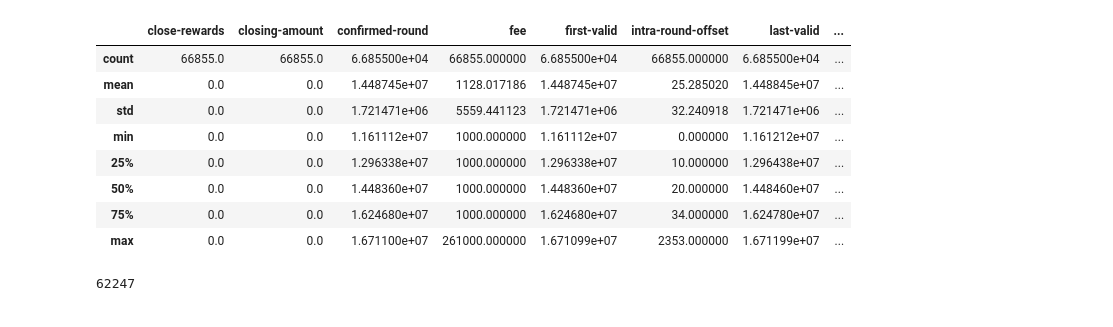
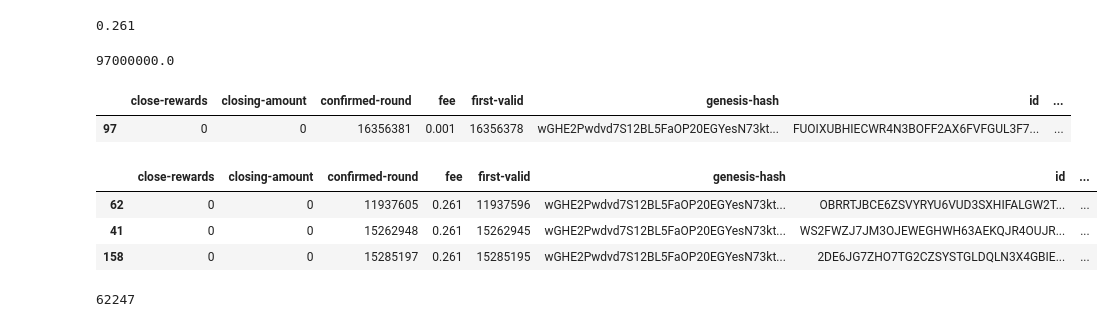
Before and after one commit to dspytdao/Y_Swap, a Jupyter notebook: algorand_solutions/Data.ipynb, the cells around one changed output. Cells and saved outputs as stored; diff of their text form; code cells hidden in the pictures.

```diff
--- a/algorand_solutions/Data.ipynb
+++ b/algorand_solutions/Data.ipynb
@@ -41,15 +32,23 @@ df.head(5)
-# %%
-df.describe()
-# %% [output]
-|  | close-rewards | closing-amount | confirmed-round | fee | first-valid | intra-round-offset | last-valid | ... |
-| count | 66855.0 | 66855.0 | 6.685500e+04 | 66855.000000 | 6.685500e+04 | 66855.000000 | 6.685500e+04 | ... |
-| mean | 0.0 | 0.0 | 1.448745e+07 | 1128.017186 | 1.448745e+07 | 25.285020 | 1.448845e+07 | ... |
-| std | 0.0 | 0.0 | 1.721471e+06 | 5559.441123 | 1.721471e+06 | 32.240918 | 1.721471e+06 | ... |
-| min | 0.0 | 0.0 | 1.161112e+07 | 1000.000000 | 1.161112e+07 | 0.000000 | 1.161212e+07 | ... |
-| 25% | 0.0 | 0.0 | 1.296338e+07 | 1000.000000 | 1.296338e+07 | 10.000000 | 1.296438e+07 | ... |
-| 50% | 0.0 | 0.0 | 1.448360e+07 | 1000.000000 | 1.448360e+07 | 20.000000 | 1.448460e+07 | ... |
-| 75% | 0.0 | 0.0 | 1.624680e+07 | 1000.000000 | 1.624680e+07 | 34.000000 | 1.624780e+07 | ... |
-| max | 0.0 | 0.0 | 1.671100e+07 | 261000.000000 | 1.671099e+07 | 2353.000000 | 1.671199e+07 | ... |
+# %%
+df.fee.max()
+# %% [output]
+0.261
+# %%
+df['asset-transfer-transaction.amount'].max()
+# %% [output]
+97000000.0
+# %%
+df[df['asset-transfer-transaction.amount']==97000000]
+# %% [output]
+|  | close-rewards | closing-amount | confirmed-round | fee | first-valid | genesis-hash | id | ... |
+| 97 | 0 | 0 | 16356381 | 0.001 | 16356378 | wGHE2Pwdvd7S12BL5FaOP20EGYesN73kt... | FUOIXUBHIECWR4N3BOFF2AX6FVFGUL3F7... | ... |
+# %%
+df[df['fee']==0.261]
+# %% [output]
+|  | close-rewards | closing-amount | confirmed-round | fee | first-valid | genesis-hash | id | ... |
+| 62 | 0 | 0 | 11937605 | 0.261 | 11937596 | wGHE2Pwdvd7S12BL5FaOP20EGYesN73kt... | OBRRTJBCE6ZSVYRYU6VUD3SXHIFALGW2T... | ... |
+| 41 | 0 | 0 | 15262948 | 0.261 | 15262945 | wGHE2Pwdvd7S12BL5FaOP20EGYesN73kt... | WS2FWZJ7JM3OJEWEGHWH63AEKQJR4OUJR... | ... |
+| 158 | 0 | 0 | 15285197 | 0.261 | 15285195 | wGHE2Pwdvd7S12BL5FaOP20EGYesN73kt... | 2DE6JG7ZHO7TG2CZSYSTGLDQLN3X4GBIE... | ... |
 # %%
 # Number of Unique Rounds in the data
 df['confirmed-round'].nunique()
```
Also changed, not shown: parts of 8 cells of this notebook, 1 other file.
